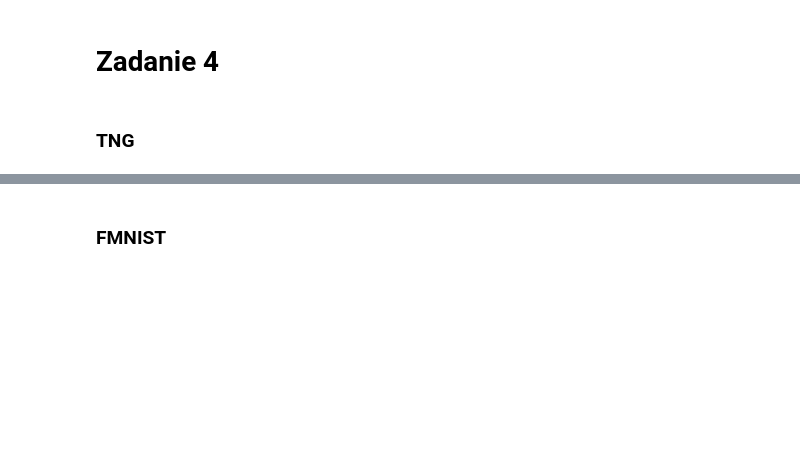
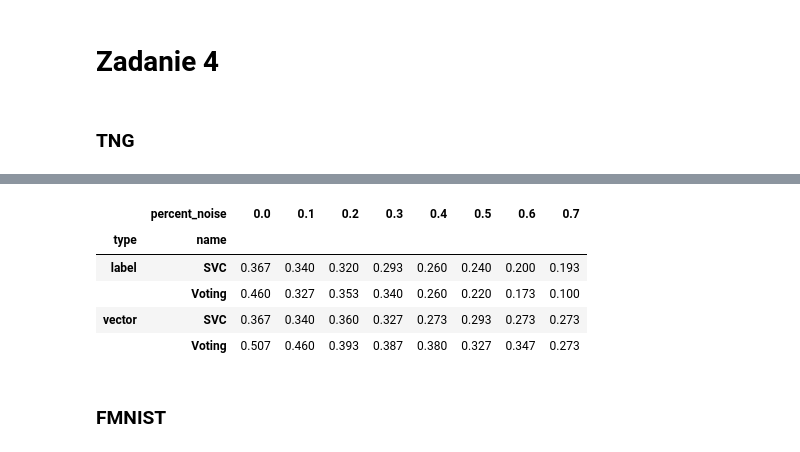
Before and after one commit to krowka/ML-project, a Jupyter notebook: project.ipynb, the cells around one changed output, grey strips where cells are left out. Drawn from its saved outputs; the diff is of its cells as text; code cells hidden in the pictures; blank space fills up the shorter version.

```diff
--- a/project.ipynb
+++ b/project.ipynb
@@ -402,3 +537,19 @@ for s in percentage_noise:
+# %%
+df_tng_noised_label2=df_tng_noised_label.copy()
+df_tng_noised_label2['type']='label'
+df_tng_noised_vector2=df_tng_noised_vector.copy()
+df_tng_noised_vector2['type']='vector'
+pd.concat([
+    df_tng_noised_label2,
+    df_tng_noised_vector2
+]).pivot_table(index=['type','name'], columns='percent_noise', values='accuracy_score')
+# %% [output]
+|  | percent_noise | 0.0 | 0.1 | 0.2 | 0.3 | 0.4 | 0.5 | 0.6 | 0.7 |
+| type | name |  |  |  |  |  |  |  |  |
+| label | SVC | 0.367 | 0.340 | 0.320 | 0.293 | 0.260 | 0.240 | 0.200 | 0.193 |
+|  | Voting | 0.460 | 0.327 | 0.353 | 0.340 | 0.260 | 0.220 | 0.173 | 0.100 |
+| vector | SVC | 0.367 | 0.340 | 0.360 | 0.327 | 0.273 | 0.293 | 0.273 | 0.273 |
+|  | Voting | 0.507 | 0.460 | 0.393 | 0.387 | 0.380 | 0.327 | 0.347 | 0.273 |
 # %% [markdown]
 ### FMNIST
 # %%
```
Also changed, not shown: parts of 9 cells of this notebook.
